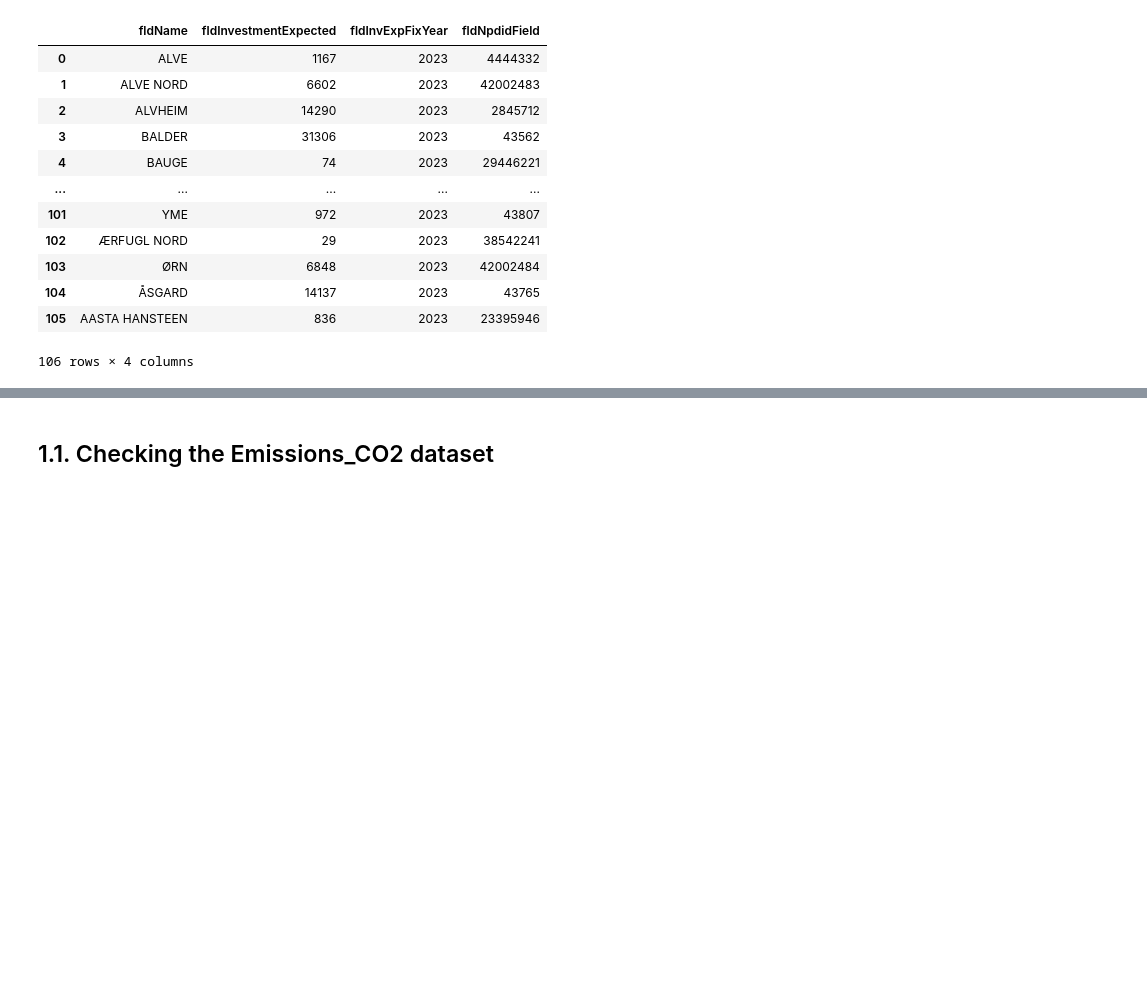
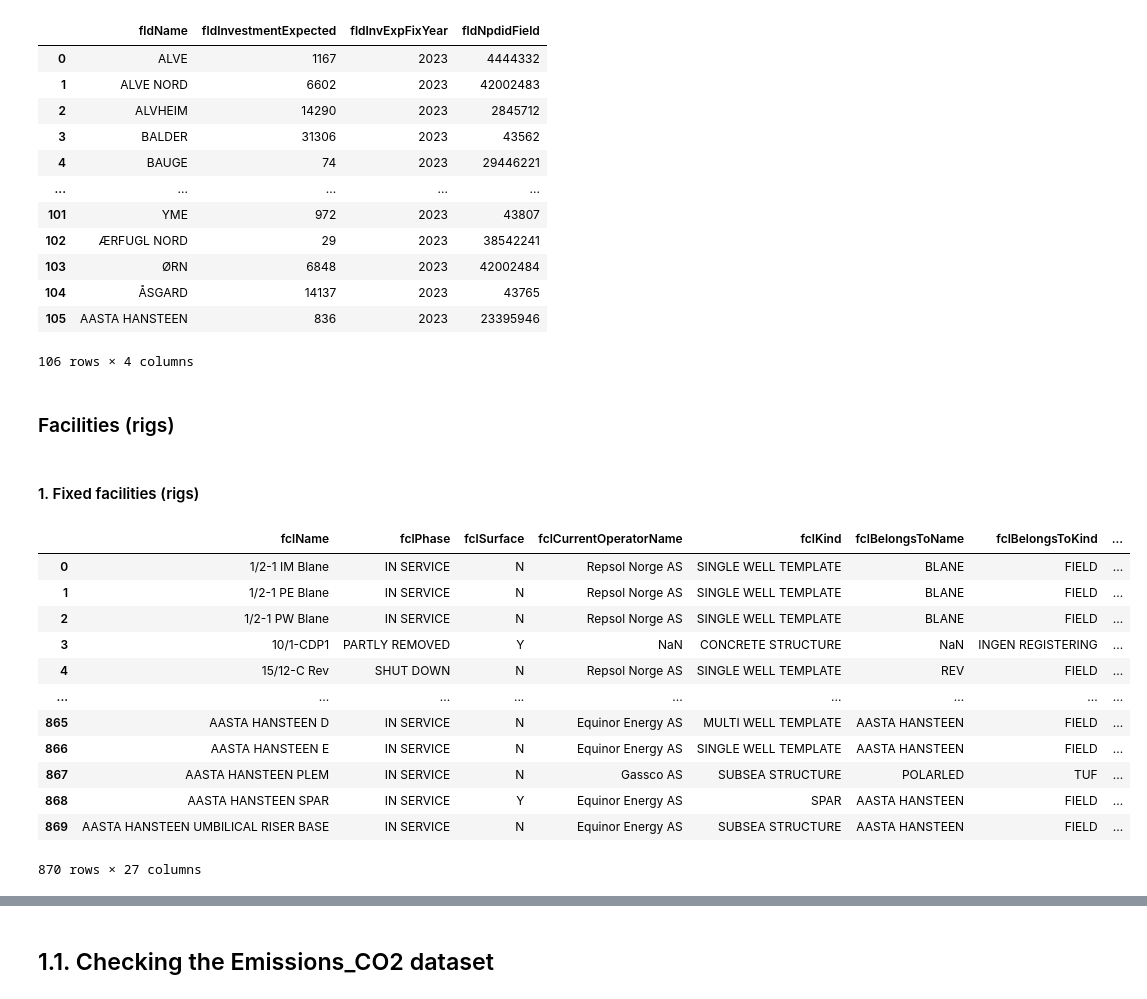
Before and after one commit to percw/Norwegian_oil_gas_decarbonization, a Jupyter notebook: notebooks/production_and_emission_data.ipynb, the cells around one changed output, grey strips where cells are left out. Drawn from its saved outputs; the diff is of its cells as text; code cells hidden in the pictures; blank space fills up the shorter version.

Commit message:
Data for rigs, investments, licenses, operators and production

```diff
--- a/notebooks/production_and_emission_data.ipynb
+++ b/notebooks/production_and_emission_data.ipynb
@@ -141,0 +176,21 @@ display(future_investments_df)
+# %% [markdown]
+### Facilities (rigs)
+# %% [markdown]
+#### 1. Fixed facilities (rigs)
+# %%
+fixed_facilities_url = 'https://hotell.difi.no/download/npd/facility/fixed'
+fixed_facilities_df = fetch_csv(fixed_facilities_url)
+# %% [output]
+|  | fclName | fclPhase | fclSurface | fclCurrentOperatorName | fclKind | fclBelongsToName | fclBelongsToKind | ... |
+| 0 | 1/2-1 IM Blane | IN SERVICE | N | Repsol Norge AS | SINGLE WELL TEMPLATE | BLANE | FIELD | ... |
+| 1 | 1/2-1 PE Blane | IN SERVICE | N | Repsol Norge AS | SINGLE WELL TEMPLATE | BLANE | FIELD | ... |
+| 2 | 1/2-1 PW Blane | IN SERVICE | N | Repsol Norge AS | SINGLE WELL TEMPLATE | BLANE | FIELD | ... |
+| 3 | 10/1-CDP1 | PARTLY REMOVED | Y | NaN | CONCRETE STRUCTURE | NaN | INGEN REGISTERING | ... |
+| 4 | 15/12-C Rev | SHUT DOWN | N | Repsol Norge AS | SINGLE WELL TEMPLATE | REV | FIELD | ... |
+| ... | ... | ... | ... | ... | ... | ... | ... | ... |
+| 865 | AASTA HANSTEEN D | IN SERVICE | N | Equinor Energy AS | MULTI WELL TEMPLATE | AASTA HANSTEEN | FIELD | ... |
+| 866 | AASTA HANSTEEN E | IN SERVICE | N | Equinor Energy AS | SINGLE WELL TEMPLATE | AASTA HANSTEEN | FIELD | ... |
+| 867 | AASTA HANSTEEN PLEM | IN SERVICE | N | Gassco AS | SUBSEA STRUCTURE | POLARLED | TUF | ... |
+| 868 | AASTA HANSTEEN SPAR | IN SERVICE | Y | Equinor Energy AS | SPAR | AASTA HANSTEEN | FIELD | ... |
+| 869 | AASTA HANSTEEN UMBILICAL RISER BASE | IN SERVICE | N | Equinor Energy AS | SUBSEA STRUCTURE | AASTA HANSTEEN | FIELD | ... |
+870 rows × 27 columns
```
Also changed, not shown: parts of 16 cells of this notebook.
